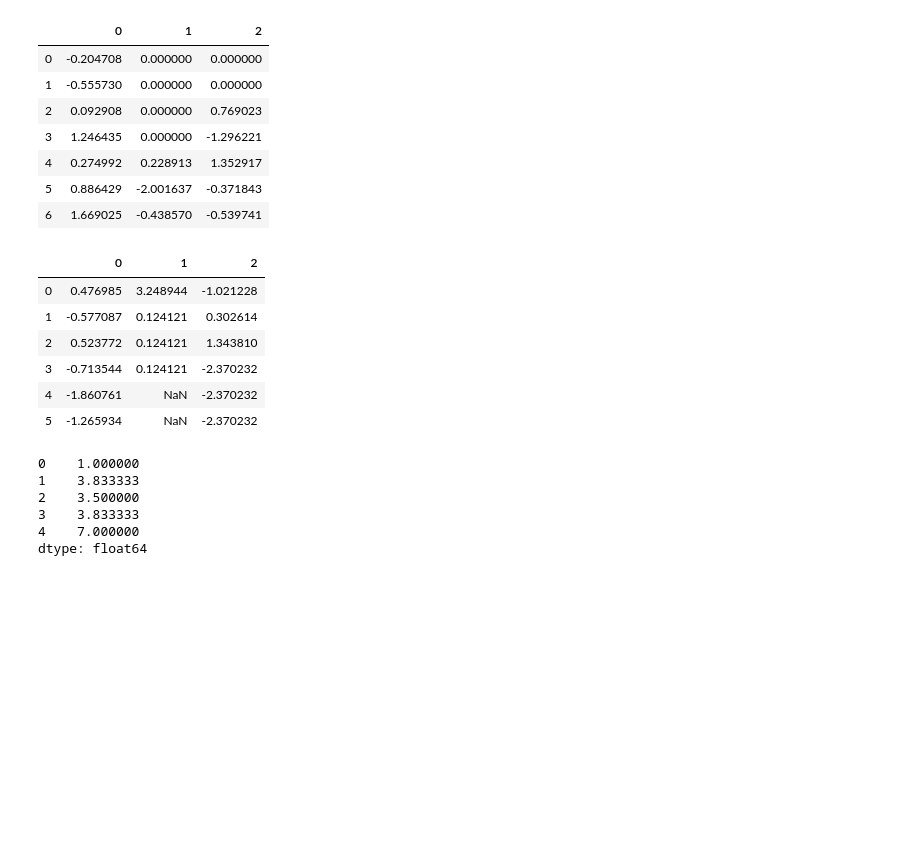
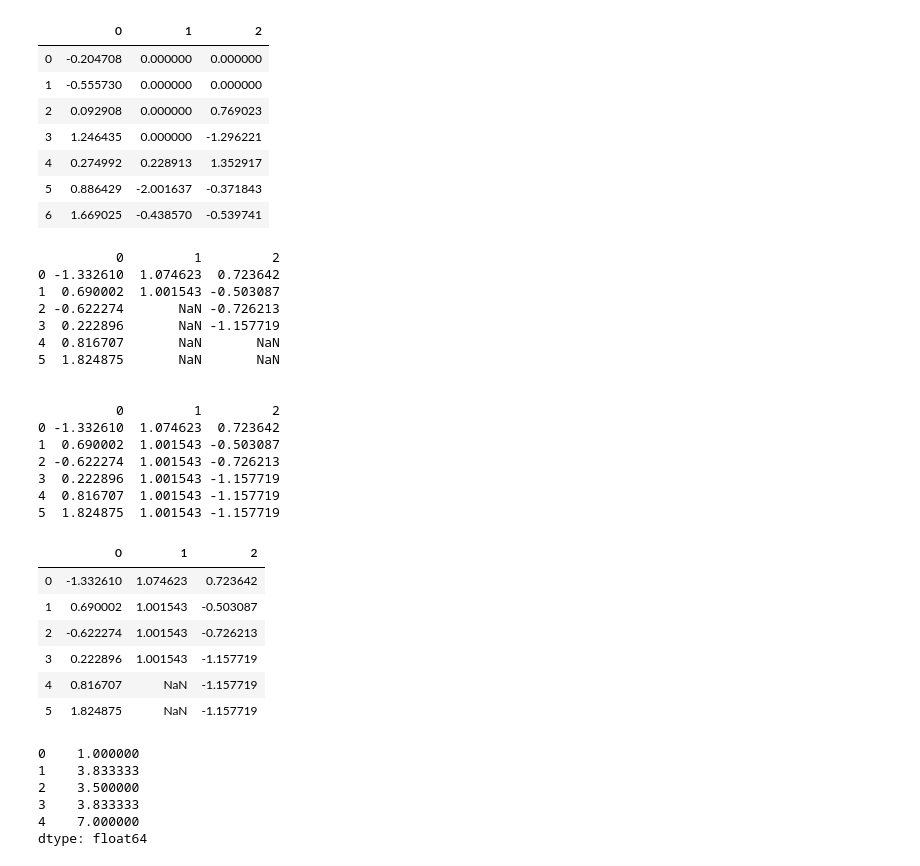
Before and after one commit to silianpan/pydata-book, a Jupyter notebook: ch07.ipynb, the cells around one changed output. Cells and saved outputs as stored; diff of their text form; code cells hidden in the pictures; blank space fills up the shorter version.

```diff
--- a/ch07.ipynb
+++ b/ch07.ipynb
@@ -127,18 +149,36 @@ df
 # %%
 df = pd.DataFrame(np.random.randn(6, 3))
 df.iloc[2:, 1] = NA
 df.iloc[4:, 2] = NA
-df
-df.fillna(method='ffill')
+print(df)
+print('\n')
+print(df.fillna(method='ffill'))
+print('\n')
 df.fillna(method='ffill', limit=2)
 # %% [output]
+          0         1         2
+0 -1.332610  1.074623  0.723642
+1  0.690002  1.001543 -0.503087
+2 -0.622274       NaN -0.726213
+3  0.222896       NaN -1.157719
+4  0.816707       NaN       NaN
+5  1.824875       NaN       NaN
+
+
+          0         1         2
+0 -1.332610  1.074623  0.723642
+1  0.690002  1.001543 -0.503087
+2 -0.622274  1.001543 -0.726213
+3  0.222896  1.001543 -1.157719
+4  0.816707  1.001543 -1.157719
+5  1.824875  1.001543 -1.157719
 |  | 0 | 1 | 2 |
-| 0 | 0.476985 | 3.248944 | -1.021228 |
-| 1 | -0.577087 | 0.124121 | 0.302614 |
-| 2 | 0.523772 | 0.124121 | 1.343810 |
-| 3 | -0.713544 | 0.124121 | -2.370232 |
-| 4 | -1.860761 | NaN | -2.370232 |
-| 5 | -1.265934 | NaN | -2.370232 |
+| 0 | -1.332610 | 1.074623 | 0.723642 |
+| 1 | 0.690002 | 1.001543 | -0.503087 |
+| 2 | -0.622274 | 1.001543 | -0.726213 |
+| 3 | 0.222896 | 1.001543 | -1.157719 |
+| 4 | 0.816707 | NaN | -1.157719 |
+| 5 | 1.824875 | NaN | -1.157719 |
 # %%
 data = pd.Series([1., NA, 3.5, NA, 7])
 data.fillna(data.mean())
```
Also changed, not shown: parts of 7 cells of this notebook.
